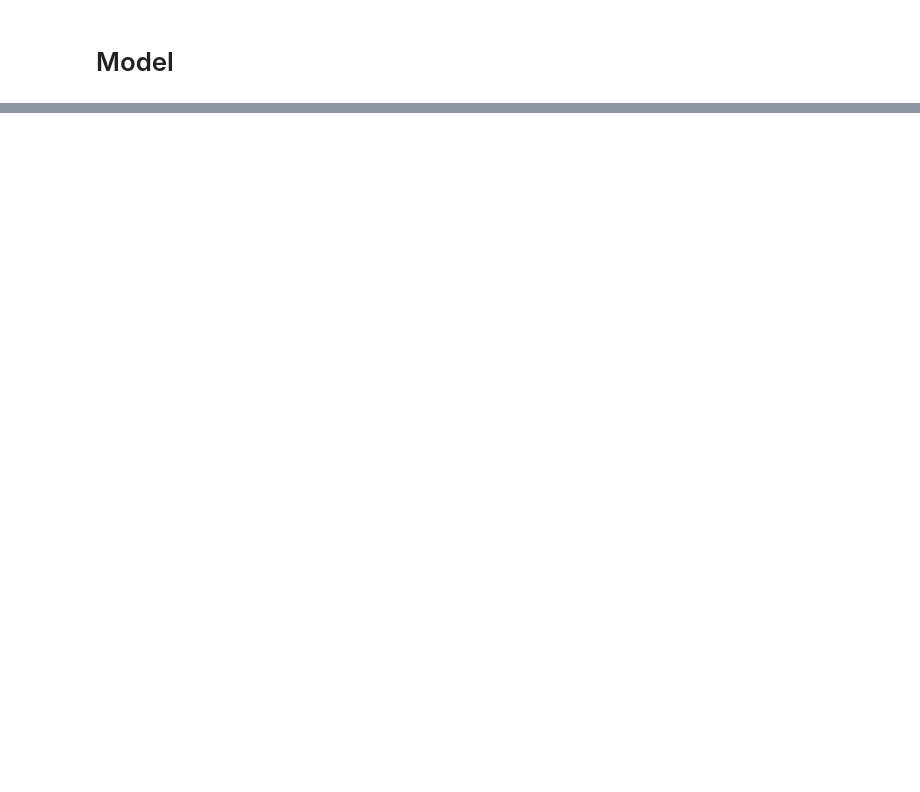
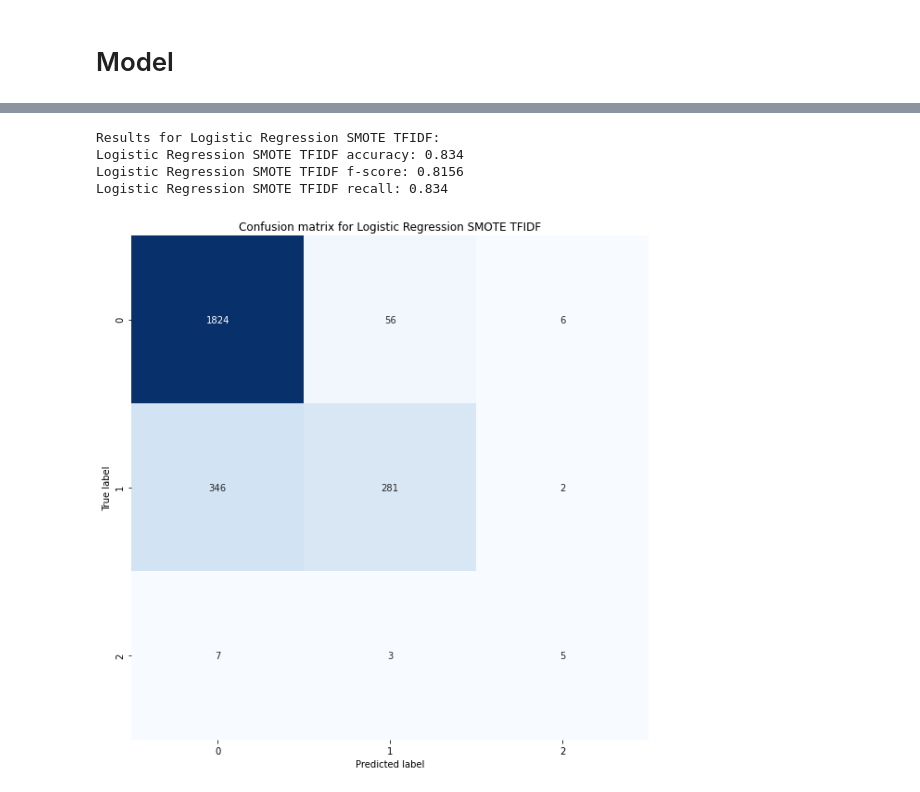
Before and after one commit to PatrykKotulak/Master-thesis, a Jupyter notebook: Hate_Speech_Detection.ipynb, the cells around one changed output, grey strips where cells are left out. Cells and saved outputs as stored; diff of their text form; code cells hidden in the pictures; blank space fills up the shorter version.

```diff
--- a/Hate_Speech_Detection.ipynb
+++ b/Hate_Speech_Detection.ipynb
@@ -200,0 +74,17 @@ result.transpose()
+# %%
+# SMOTE for Logistic Regression
+
+log_reg_smote = Modeling(LogisticRegression(solver='newton-cg'),
+                         data.X_train_tfidf, data.X_val_tfidf, data.y_train, data.y_val, result,
+                         'Logistic Regression SMOTE TFIDF')
+log_reg_smote.sample(SMOTE(sampling_strategy='minority'))
+log_reg_smote.fit_predict()
+log_reg_smote.print_results()
+log_reg_smote.plot_confusion_matrix()
+result = log_reg_smote.add_to_table()
+# %% [output]
+Results for Logistic Regression SMOTE TFIDF:
+Logistic Regression SMOTE TFIDF accuracy: 0.834
+Logistic Regression SMOTE TFIDF f-score: 0.8156
+Logistic Regression SMOTE TFIDF recall: 0.834
+[figure, added]
```
Also changed, not shown: parts of 38 cells of this notebook, 4 other files.
